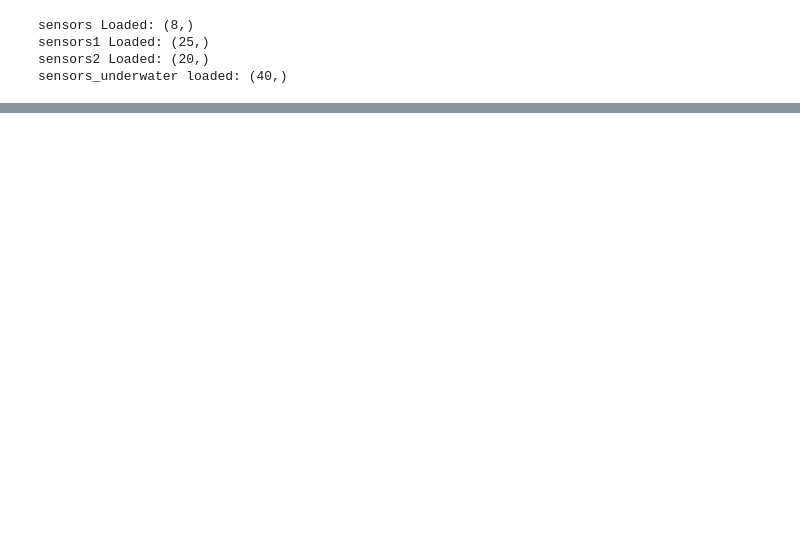
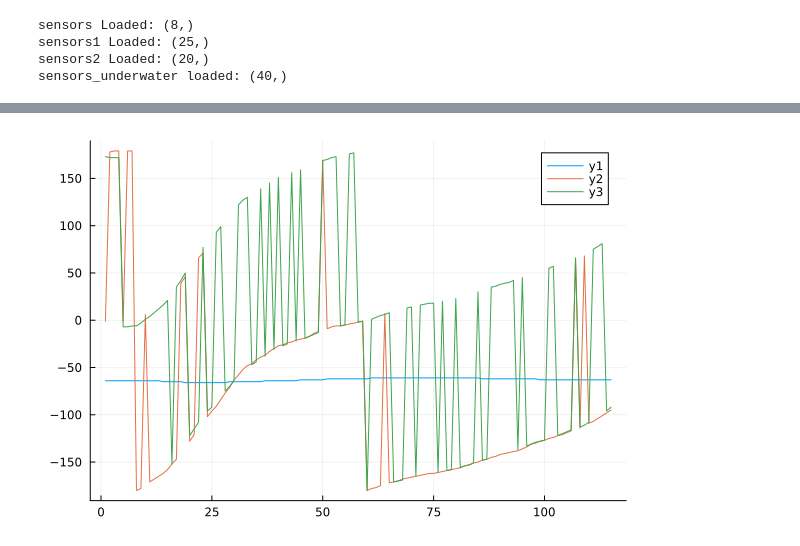
Before and after one commit to soundmapping/localization, a Jupyter notebook: real_data.ipynb, the cells around one changed output, grey strips where cells are left out. Drawn from its saved outputs; the diff is of its cells as text; code cells hidden in the pictures; blank space fills up the shorter version.

```diff
--- a/real_data.ipynb
+++ b/real_data.ipynb
@@ -98,3 +145,10 @@ weighting vector: Rational[1//3, 1//3, 1//3] has sum 1//1
+# %%
+using Plots
+plot(doas_cbfs)
+plot!(doas_dbfs)
+plot!(doas_mdbfs)
+# %% [output]
+[figure, added]
 # %%
 using Plots
 using DSP.Util: pow2db
```
Also changed, not shown: parts of 11 cells of this notebook, 13 other files.
